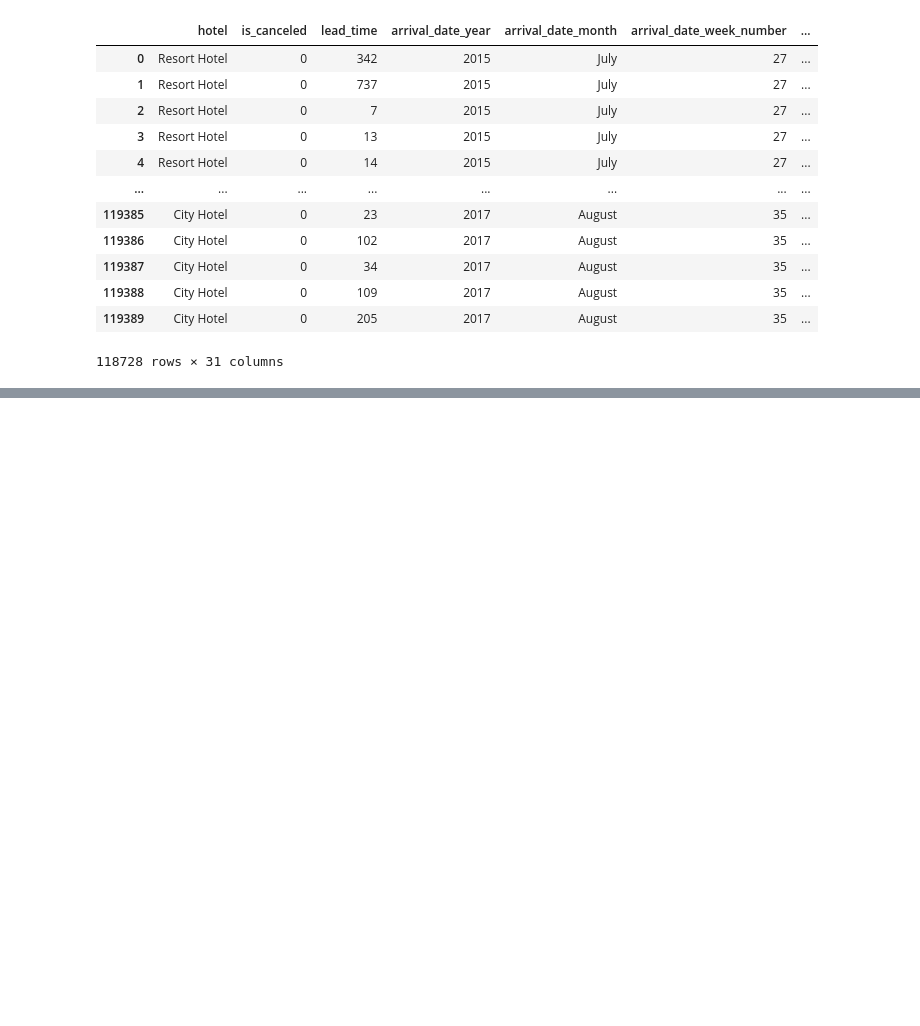
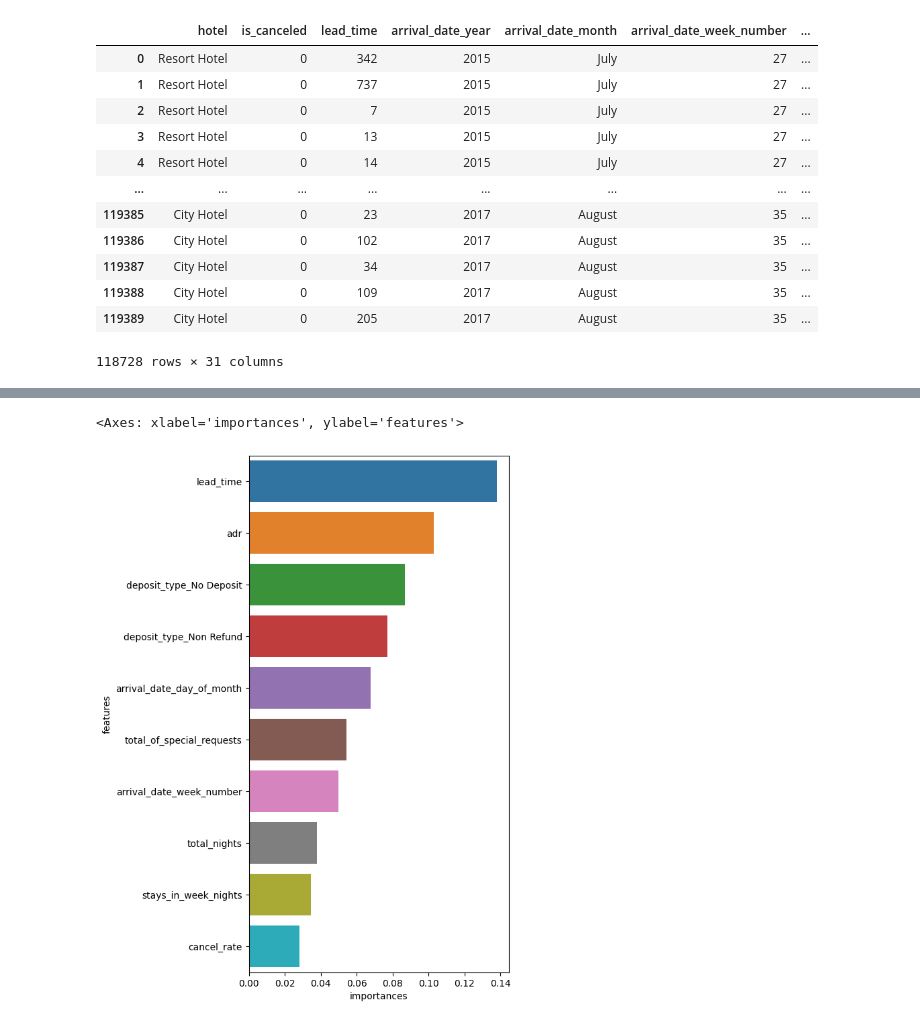
Before and after one commit to SangDal/KDT, a Jupyter notebook: 7.머신러닝-딥러닝/9.랜덤 포레스트.ipynb, the cells around one changed output, grey strips where cells are left out. Drawn from its saved outputs; the diff is of its cells as text; code cells hidden in the pictures; blank space fills up the shorter version.

```diff
--- a/7.머신러닝-딥러닝/9.랜덤 포레스트.ipynb
+++ b/7.머신러닝-딥러닝/9.랜덤 포레스트.ipynb
@@ -365,0 +667,2 @@ hotel_df
+# %%
+grid_df.fit(X_train, y_train)
@@ -365,0 +678,5 @@ hotel_df
+# %%
+rf3 = RandomForestClassifier(max_depth=None, min_samples_split=3, random_state=10)
+rf3.fit(X_train, y_train)
+proba3  = rf3.predict_proba(X_test)
+roc_auc_score(y_test, proba3[:,1])
@@ -365,0 +730,5 @@ hotel_df
+# %%
+feat_imp = pd.DataFrame({
+    'features' : X_train.columns,
+    'importances': rf.feature_importances_
+})
@@ -365,0 +751,4 @@ hotel_df
+# %%
+# 피쳐 중요도 데이터프레임에서
+top10 = feat_imp.sort_values('importances', ascending=False).head(10)
+top10
@@ -365,0 +767,6 @@ hotel_df
+# %%
+plt.figure(figsize=(5,10))
+sns.barplot(x='importances',y= 'features',data=top10)
+# %% [output]
+<Axes: xlabel='importances', ylabel='features'>
+[figure, added]
```
Also changed, not shown: parts of 56 cells of this notebook, 2 other files.
